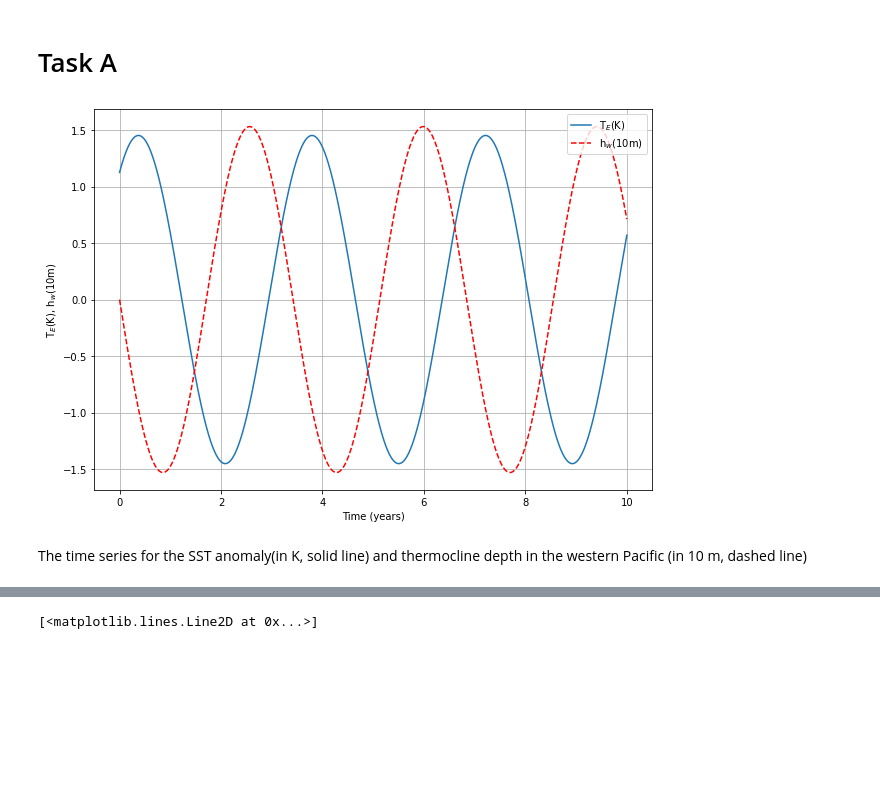
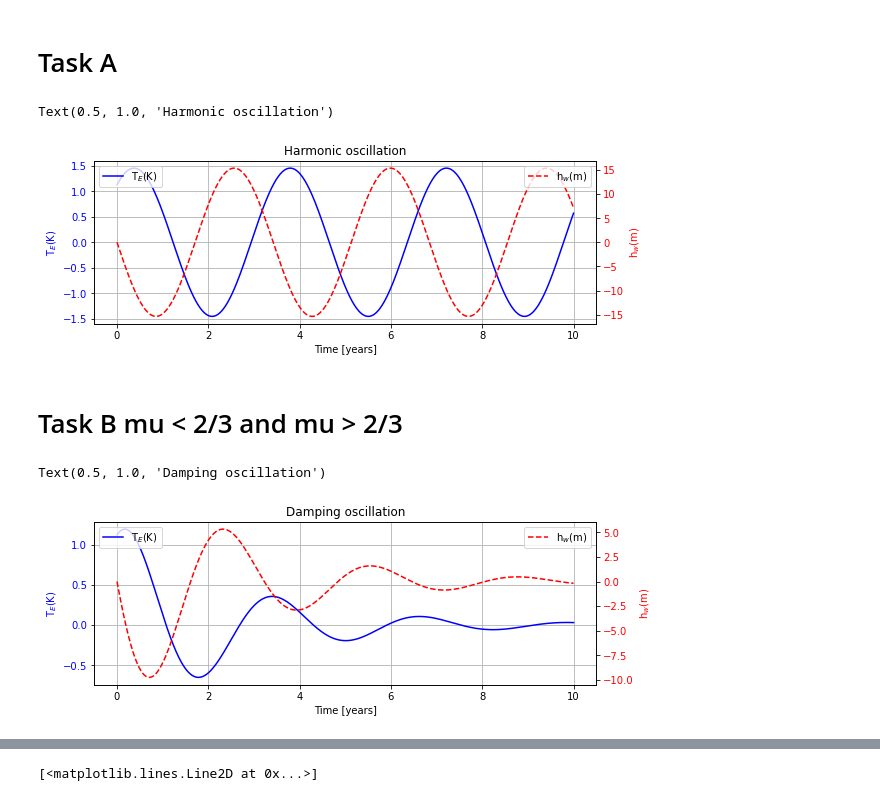
Before and after one commit to oceanography-rookie/SOAC_github, a Jupyter notebook: ENSO.ipynb, the cells around one changed output, grey strips where cells are left out. Drawn from its saved outputs; the diff is of its cells as text; code cells hidden in the pictures; blank space fills up the shorter version.

```diff
--- a/ENSO.ipynb
+++ b/ENSO.ipynb
@@ -3,8 +3,8 @@ import numpy as np
 import matplotlib.pyplot as plt
 import scipy.stats as st
 
-plt.rcParams["figure.figsize"] = (10,7)
-output = 'figures/'
+# plt.rcParams["figure.figsize"] = (10,7)
+# output = 'figures/'
 # %%
 def sst(T, h):
     return (R*T + gama*h-epsilon*(h+b*T)**3 + gama* xi)
@@ -110,19 +110,69 @@ alpha = 0.125
 epsilon=0   # no nonlinearity
 xi=0  # no forcing
 # %%
+T0=1.125/7.5
+h0=0
+T= T0
+h = h0
 T_arr, h_arr =[],[]
 for i in range(0, n ):
     T_arr.append(T)
     h_arr.append(h)
     T,h = rungeKutta(T,h)
 xlim = np.linspace(0,time,n)
-plt.plot(xlim*2/12, np.array(T_arr)*7.5, label="T$_E$(K)")
-plt.plot(xlim*2/12, np.array(h_arr)*15,'--',color="red",label="h$_w$(10m)")
-plt.xlabel("Time (years)")
-plt.ylabel("T$_E$(K), h$_w$(10m)")
-plt.legend(loc="upper right")
-plt.grid()
+fig = plt.figure(figsize=(9,3))
+ax = fig.add_subplot(111)
+color = 'b'
+ax.plot(xlim*2/12, np.array(T_arr)*7.5, color=color,label="T$_E$(K)")
+ax.set_xlabel('Time [years]')
+ax.set_ylabel("T$_E$(K)",color=color)
+ax.legend(loc='upper left')
+ax.tick_params(axis='y', labelcolor=color)
+
+ax2 = ax.twinx()
+color = 'r'
+ax2.plot(xlim*2/12, np.array(h_arr)*150,'--',color=color,label="h$_w$(m)")
+ax2.set_ylabel("h$_w$(m)",color=color)
+ax2.legend(loc='upper right')
+ax2.tick_params(axis='y', labelcolor=color)
+ax.grid()
+plt.title("Harmonic oscillation")
 # %% [output]
+Text(0.5, 1.0, 'Harmonic oscillation')
-[figure, old version]
+[figure, new version]
-# %% [markdown]
-The time series for the SST anomaly(in K, solid line) and thermocline depth in the western Pacific (in 10 m, dashed line)
+# %% [markdown]
+# Task B mu < 2/3 and mu > 2/3
+# %%
+T0=1.125/7.5
+h0=0
+mu=0.6
+b=b0*mu
+R=gama * b - c
+T= T0
+h = h0
+T_arr, h_arr =[],[]
+for i in range(0, n ):
+    T_arr.append(T)
+    h_arr.append(h)
+    T,h = rungeKutta(T,h)
+xlim = np.linspace(0,time,n)
+fig = plt.figure(figsize=(9,3))
+ax = fig.add_subplot(111)
+color = 'b'
+ax.plot(xlim*2/12, np.array(T_arr)*7.5, color=color,label="T$_E$(K)")
+ax.set_xlabel('Time [years]')
+ax.set_ylabel("T$_E$(K)",color=color)
+ax.legend(loc='upper left')
+ax.tick_params(axis='y', labelcolor=color)
+
+ax2 = ax.twinx()
+color = 'r'
+ax2.plot(xlim*2/12, np.array(h_arr)*150,'--',color=color,label="h$_w$(m)")
+ax2.set_ylabel("h$_w$(m)",color=color)
+ax2.legend(loc='upper right')
+ax2.tick_params(axis='y', labelcolor=color)
+ax.grid()
+plt.title("Damping oscillation")
+# %% [output]
+Text(0.5, 1.0, 'Damping oscillation')
+[figure, added]
```
Also changed, not shown: parts of 22 cells of this notebook, 3 other files.
